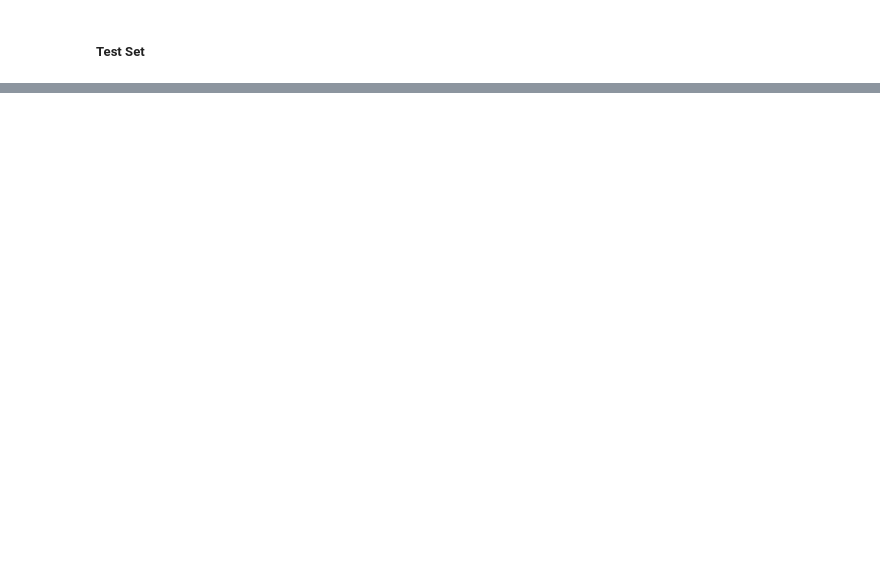
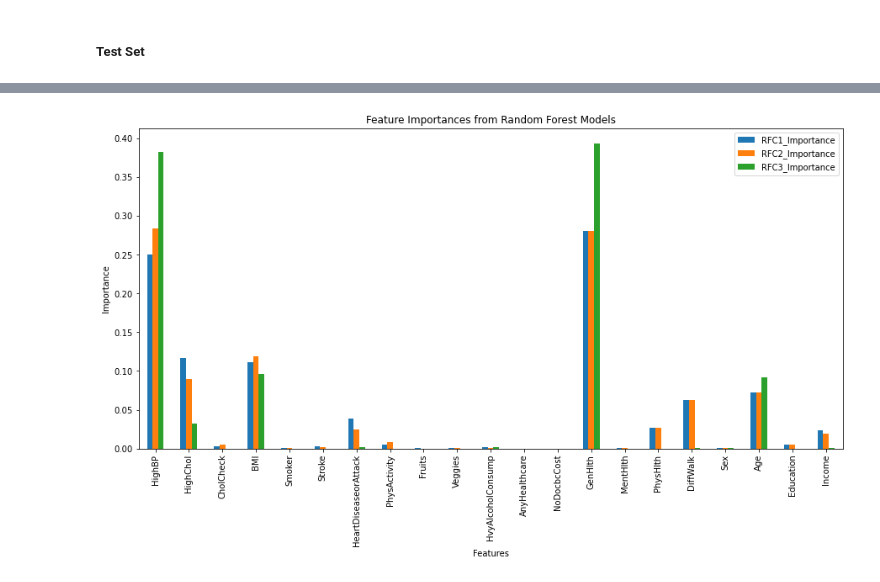
Before and after one commit to Keshtech2002/Diabetes_Prediction, a Jupyter notebook: Diabetes_Classification/Final_Models_notebooks/rand_forest.ipynb, the cells around one changed output, grey strips where cells are left out. Cells and saved outputs as stored; diff of their text form; code cells hidden in the pictures; blank space fills up the shorter version.

Commit message:
final models

```diff
--- a/Diabetes_Classification/Final_Models_notebooks/rand_forest.ipynb
+++ b/Diabetes_Classification/Final_Models_notebooks/rand_forest.ipynb
@@ -323,0 +372,16 @@ pipe_clf.fit(X_train, y_train)
+# %%
+pipe_rfc3 = make_pipeline(
+    MinMaxScaler(),
+    RandomForestClassifier(
+        n_estimators=400,
+        criterion='log_loss',
+        max_depth=12,
+        min_samples_split=6,
+        min_samples_leaf=2,
+        max_features=None,
+        bootstrap=True,
+        oob_score=True,
+        ccp_alpha=0.001
+    )
+)
+pipe_rfc3.fit(X_train, y_train)
@@ -331,0 +447,20 @@ print(classification_report(y_test, pipe_clf.predict(X_test)))
+# %%
+# Extract Random Forest classifiers from the pipelines
+rfc1 = pipe_rfc1.named_steps['randomforestclassifier']
+rfc2 = pipe_rfc2.named_steps['randomforestclassifier']
+rfc3 = pipe_rfc3.named_steps['randomforestclassifier']
+# %%
+# Get feature importances from Random Forest classifiers
+rfc1_importances = rfc1.feature_importances_
+rfc2_importances = rfc2.feature_importances_
+rfc3_importances = rfc3.feature_importances_
+# %%
+features = X_train.columns
+
+# Create DataFrame for Random Forest importances
+df_rfc = pd.DataFrame({
+    'Feature': features,
+    'RFC1_Importance': rfc1_importances,
+    'RFC2_Importance': rfc2_importances,
+    'RFC3_Importance': rfc3_importances
+})
@@ -331,0 +487,9 @@ print(classification_report(y_test, pipe_clf.predict(X_test)))
+# %%
+# Plot Random Forest feature importances
+df_rfc.set_index('Feature').plot(kind='bar', figsize=(15, 7))
+plt.title('Feature Importances from Random Forest Models')
+plt.ylabel('Importance')
+plt.xlabel('Features')
+plt.show()
+# %% [output]
+[figure, added]
```
Also changed, not shown: parts of 10 cells of this notebook, 2 other files.
